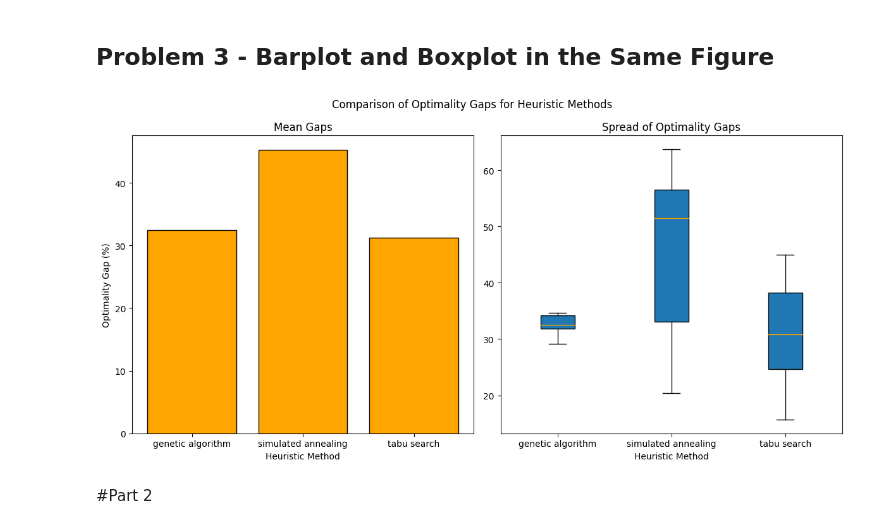
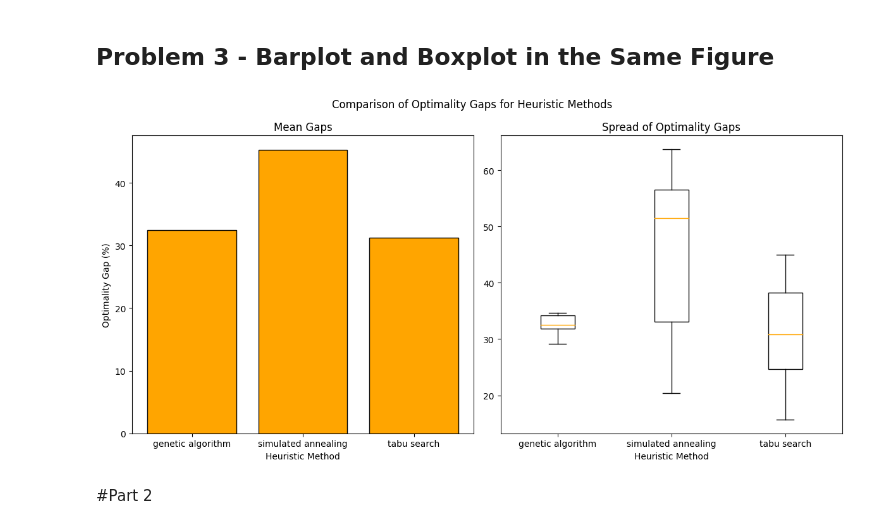
Before and after one commit to IE-555/homework4-madhukar-ub, a Jupyter notebook: mdoppala_hw4.ipynb, the cells around one changed output. Cells and saved outputs as stored; diff of their text form; code cells hidden in the pictures.

```diff
--- a/mdoppala_hw4.ipynb
+++ b/mdoppala_hw4.ipynb
@@ -127,34 +127,38 @@ fig, axes = plt.subplots(1, 2, figsize=(12, 6))
 
 # Set the overall title for the figure
 fig.suptitle("Comparison of Optimality Gaps for Heuristic Methods")
 
 # Plot a bar chart for mean gaps
 axes[0].bar(average_gaps['Heuristic Method'], average_gaps['Optimality Gap (%)'], color="orange", edgecolor="black")
 axes[0].set_xlabel("Heuristic Method")
 axes[0].set_ylabel("Optimality Gap (%)")
 axes[0].set_title("Mean Gaps")
 
 # Create a list of data for box plotting
 data_boxplot = [optimality_gaps[optimality_gaps['Solution Method'] == method]['Value'] for method in optimality_gaps['Solution Method'].unique()]
 
 # Plot a boxplot for the spread of optimality gaps
 bp = axes[1].boxplot(data_boxplot, labels=optimality_gaps['Solution Method'].unique(), patch_artist=True, medianprops={'color': 'orange'})
 
+# Set box color to white
+for box in bp['boxes']:
+    box.set(facecolor='white', edgecolor='black')
+
 # Customize labels and positions for x-axis ticks
 custom_labels = optimality_gaps['Solution Method'].unique()
 custom_positions = range(1, len(custom_labels) + 1)
 axes[1].set_xticks(custom_positions)
 axes[1].set_xticklabels(custom_labels, ha="center")
 axes[1].set_xlabel("Heuristic Method")
 axes[1].set_title("Spread of Optimality Gaps")
 
 # Ensure tight layout for the subplots
 plt.tight_layout()
 
 # Display the entire figure
 plt.show()
 # %% [output]
-[figure, old version]
+[figure, new version]
 # %% [markdown]
 #Part 2
 # %% [markdown]
```
